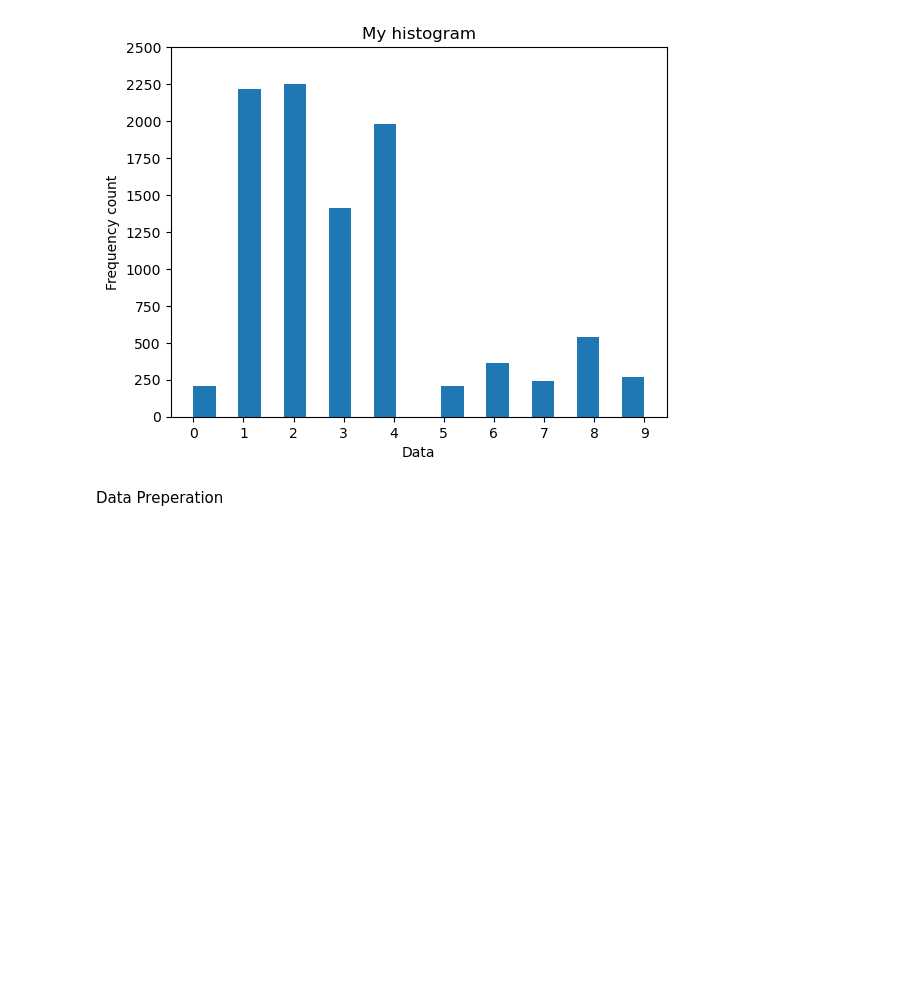
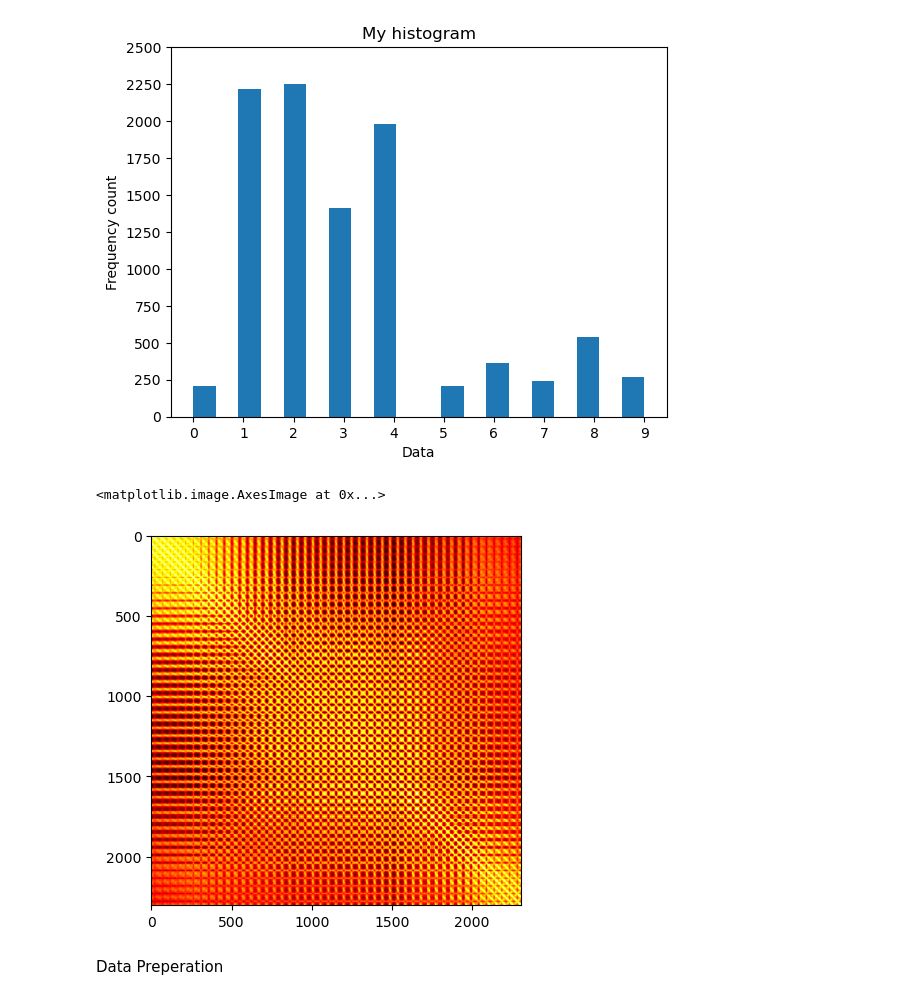
Before and after one commit to Danish3848/F20DL, a Jupyter notebook: CW/F20DL_Coursework1_Group12.ipynb, the cells around one changed output. Saved outputs shown, nothing was run; the diff lists cells and outputs as text; code cells hidden in the pictures; blank space fills up the shorter version.

```diff
--- a/CW/F20DL_Coursework1_Group12.ipynb
+++ b/CW/F20DL_Coursework1_Group12.ipynb
@@ -227,6 +223,12 @@ plt.title('My histogram')
 plt.show()
 # %% [output]
 [figure]
+# %%
+x_corr = complete_x_train.corr()
+plt.imshow(x_corr,cmap='hot')
+# %% [output]
+<matplotlib.image.AxesImage at 0x...>
+[figure, added]
 # %% [markdown]
 Data Preperation
 # %% [markdown]
```
Also changed, not shown: parts of 12 cells of this notebook.
